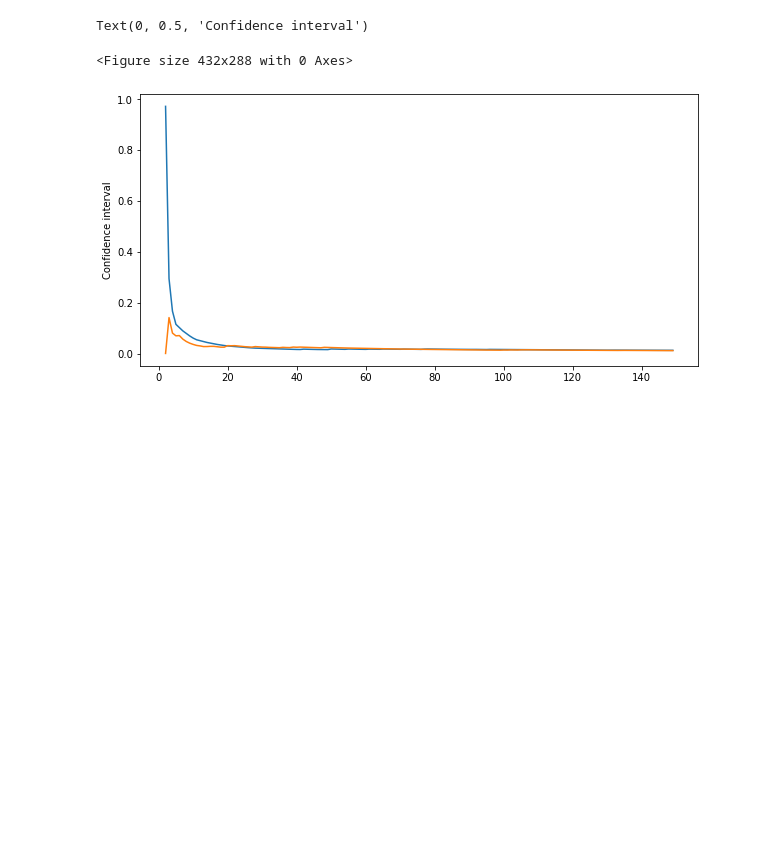
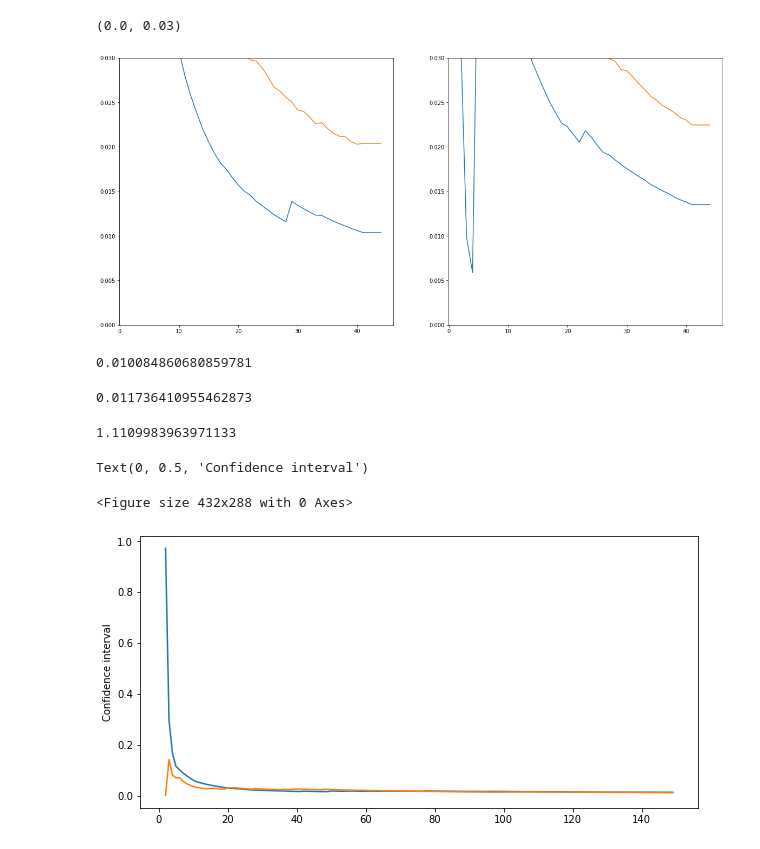
Before and after one commit to ljmartin/datasets, a Jupyter notebook: Figure1_make_A_and_B_class_weighted.ipynb, the cells around one changed output. Saved outputs shown, nothing was run; the diff lists cells and outputs as text; code cells hidden in the pictures; blank space fills up the shorter version.

```diff
--- a/Figure1_make_A_and_B_class_weighted.ipynb
+++ b/Figure1_make_A_and_B_class_weighted.ipynb
@@ -153,3 +163,33 @@ AttributeError: 'list' object has no attribute 'toarray'
+# %%
+plt.figure(figsize=(20,20))
+ax1=plt.subplot(2, 2, 1)
+for repeat1, repeat2 in zip(no_weights, with_weights):
+    beep = np.array([mean_confidence_interval(repeat1[:i])[1] for i in xrange])
+
+    #plt.plot(xrange, beep-boop)
+    plt.plot(xrange, beep)
+plt.ylim(0.00,0.03)
+
+ax2 = plt.subplot(2,2,2)
+for repeat1, repeat2 in zip(no_weights, with_weights):
+    boop = np.array([mean_confidence_interval(repeat2[:i])[1] for i in xrange])
+    plt.plot(xrange, boop)
+plt.ylim(0.00,0.03)
+# %% [output]
+(0.0, 0.03)
+[figure, added]
+# %%
+scipy.stats.sem(repeat1)
+# %% [output]
+0.010084860680859781
+# %%
+scipy.stats.sem(repeat1[:-10])
+# %% [output]
+0.011736410955462873
+# %%
+scipy.stats.sem(ranking_losses)*100
+# %% [output]
+1.1109983963971133
 # %%
 #borrowed, see: https://stackoverflow.com/questions/15033511/compute-a-confidence-interval-from-sample-data
 import scipy
```
Also changed, not shown: parts of 4 cells of this notebook.
